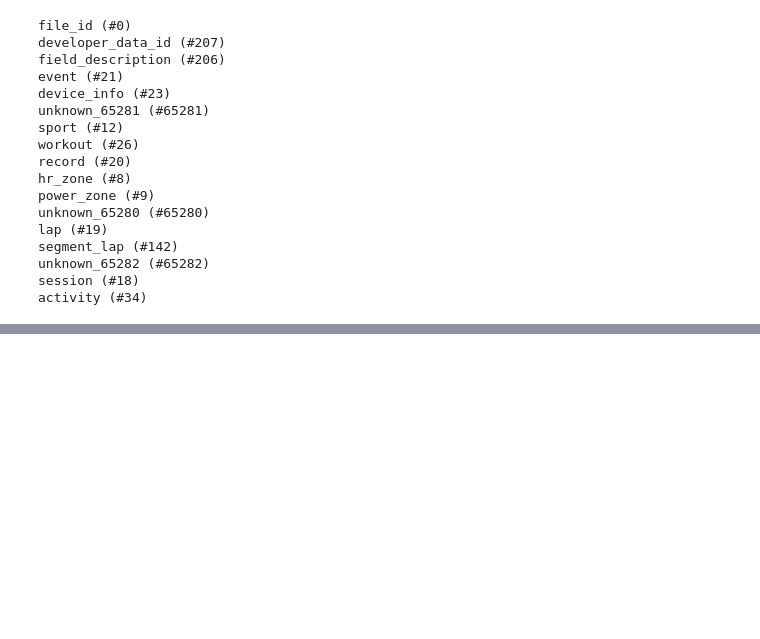
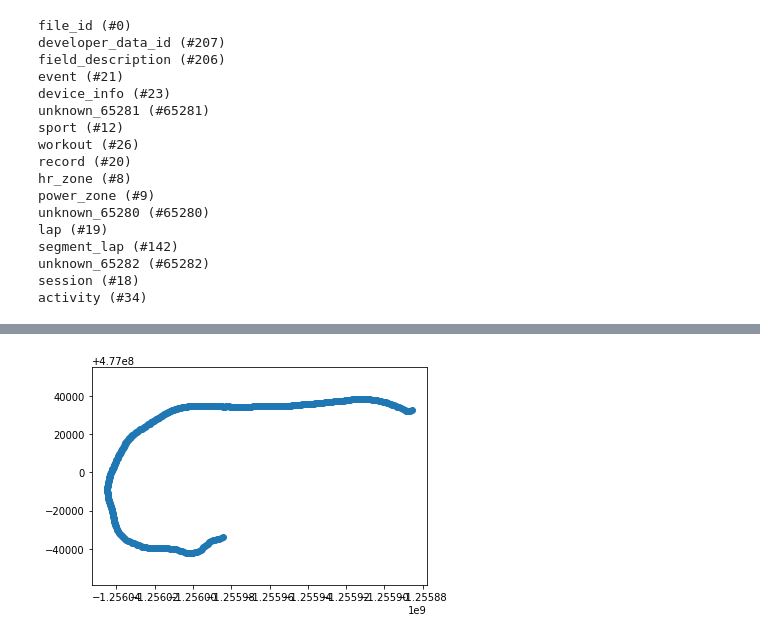
Before and after one commit to royceschultz/Cycling-Power-Calculator, a Jupyter notebook: ParseFIT.ipynb, the cells around one changed output, grey strips where cells are left out. Saved outputs shown, nothing was run; the diff lists cells and outputs as text; code cells hidden in the pictures; blank space fills up the shorter version.

```diff
--- a/ParseFIT.ipynb
+++ b/ParseFIT.ipynb
@@ -55,0 +32,8 @@ total_work 434330
+# %%
+laps = []
+for lap in ride.get_messages('lap'):
+    laps.append({
+        'start_time': lap.get_value('timestamp'),
+        'elapsed_time': lap.get_value('total_elapsed_time')
+    })
+print(laps)
@@ -55,0 +114,4 @@ total_work 434330
+# %%
+plotMap(lap_records[2])
+# %% [output]
+[figure, added]
```
Also changed, not shown: parts of 9 cells of this notebook.
